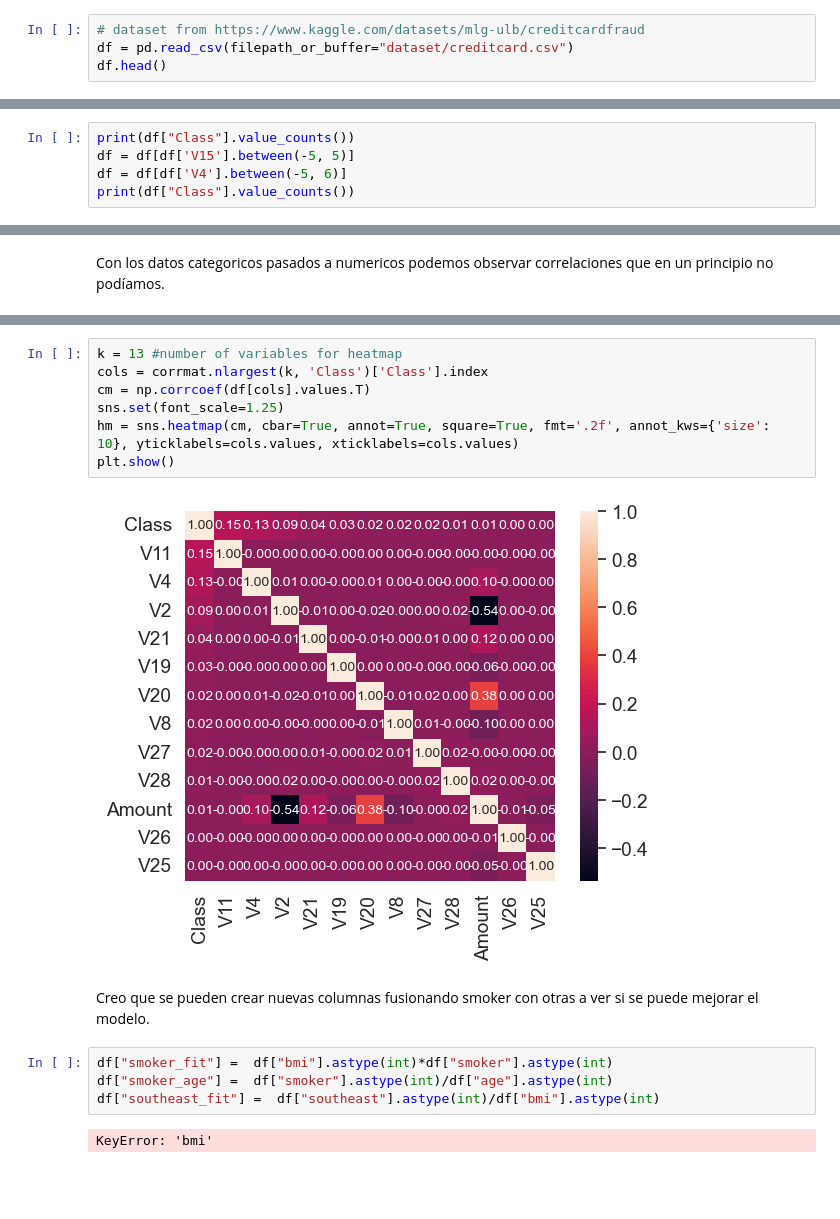
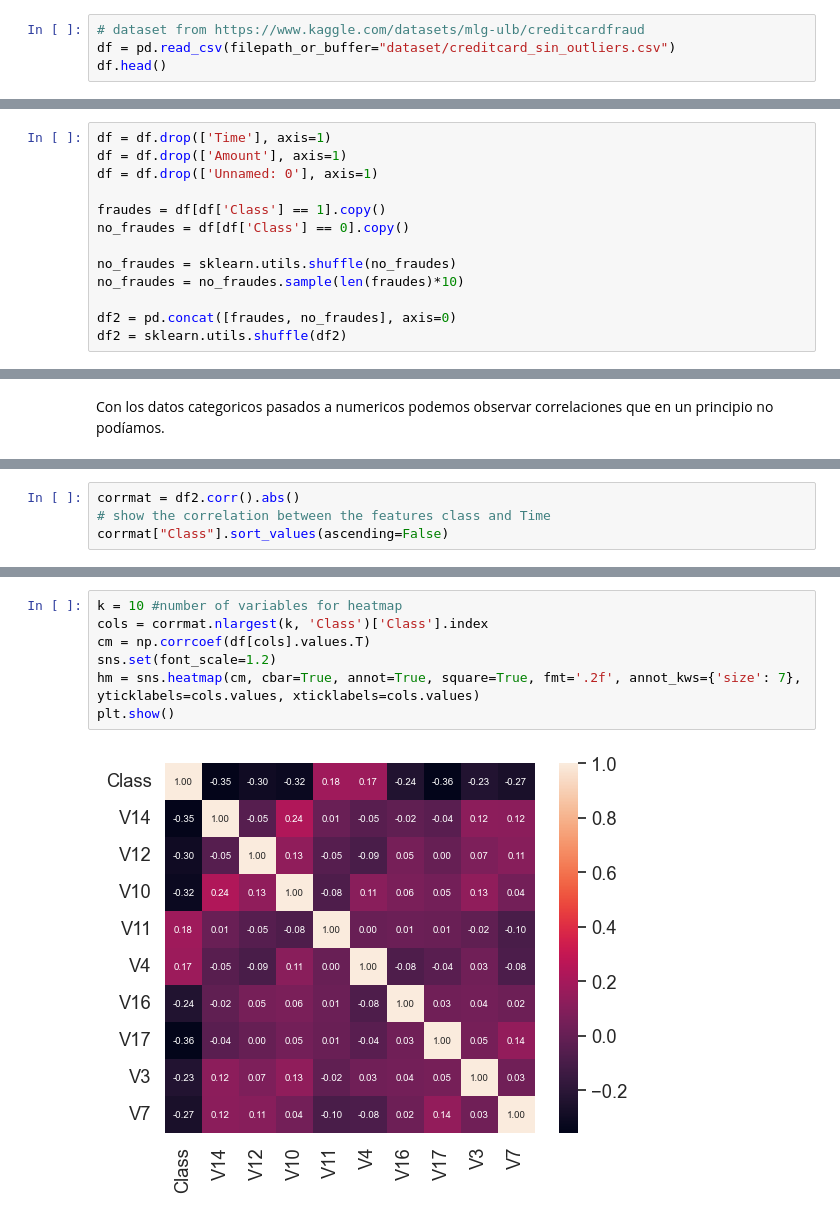
Before and after one commit to braiso-22/credit-card-fraud-detection, a Jupyter notebook: credit-card-fraud-detection.ipynb, the cells around one changed output, grey strips where cells are left out. Cells and saved outputs as stored; diff of their text form; blank space fills up the shorter version.

```diff
--- a/credit-card-fraud-detection.ipynb
+++ b/credit-card-fraud-detection.ipynb
@@ -32,6 +32,6 @@ from sklearn.metrics import mean_absolute_error
 #### Carga de datos
 # %%
 # dataset from https://www.kaggle.com/datasets/mlg-ulb/creditcardfraud
-df = pd.read_csv(filepath_or_buffer="dataset/creditcard.csv")
+df = pd.read_csv(filepath_or_buffer="dataset/creditcard_sin_outliers.csv")
 df.head()
 # %% [output]
@@ -99,7 +99,2 @@ Frauds 0.17 % of the dataset
 # %% [markdown]
 #### Eliminar Outliers
-# %%
-print(df["Class"].value_counts())
-df = df[df['V15'].between(-5, 5)]
-df = df[df['V4'].between(-5, 6)]
-print(df["Class"].value_counts())
@@ -118,0 +133,13 @@ df['V4'].hist(bins=25, figsize=(20,15))
+# %%
+df = df.drop(['Time'], axis=1)
+df = df.drop(['Amount'], axis=1)
+df = df.drop(['Unnamed: 0'], axis=1)
+
+fraudes = df[df['Class'] == 1].copy()
+no_fraudes = df[df['Class'] == 0].copy()
+
+no_fraudes = sklearn.utils.shuffle(no_fraudes)
+no_fraudes = no_fraudes.sample(len(fraudes)*10)
+
+df2 = pd.concat([fraudes, no_fraudes], axis=0)
+df2 = sklearn.utils.shuffle(df2)
@@ -124,0 +261,4 @@ corrmat = df.corr()
+# %%
+corrmat = df2.corr().abs()
+# show the correlation between the features class and Time
+corrmat["Class"].sort_values(ascending=False)
@@ -125,17 +283,9 @@ corrmat = df.corr()
 # %%
-k = 13 #number of variables for heatmap
+k = 10 #number of variables for heatmap
 cols = corrmat.nlargest(k, 'Class')['Class'].index
 cm = np.corrcoef(df[cols].values.T)
-sns.set(font_scale=1.25)
-hm = sns.heatmap(cm, cbar=True, annot=True, square=True, fmt='.2f', annot_kws={'size': 10}, yticklabels=cols.values, xticklabels=cols.values)
+sns.set(font_scale=1.2)
+hm = sns.heatmap(cm, cbar=True, annot=True, square=True, fmt='.2f', annot_kws={'size': 7}, yticklabels=cols.values, xticklabels=cols.values)
 plt.show()
 # %% [output]
-[figure, old version]
+[figure, new version]
-# %% [markdown]
-Creo que se pueden crear nuevas columnas fusionando smoker con otras a ver si se puede mejorar el modelo.
-# %%
-df["smoker_fit"] =  df["bmi"].astype(int)*df["smoker"].astype(int)
-df["smoker_age"] =  df["smoker"].astype(int)/df["age"].astype(int)
-df["southeast_fit"] =  df["southeast"].astype(int)/df["bmi"].astype(int)
-# %% [output]
-KeyError: 'bmi'
```
Also changed, not shown: parts of 63 cells of this notebook.
